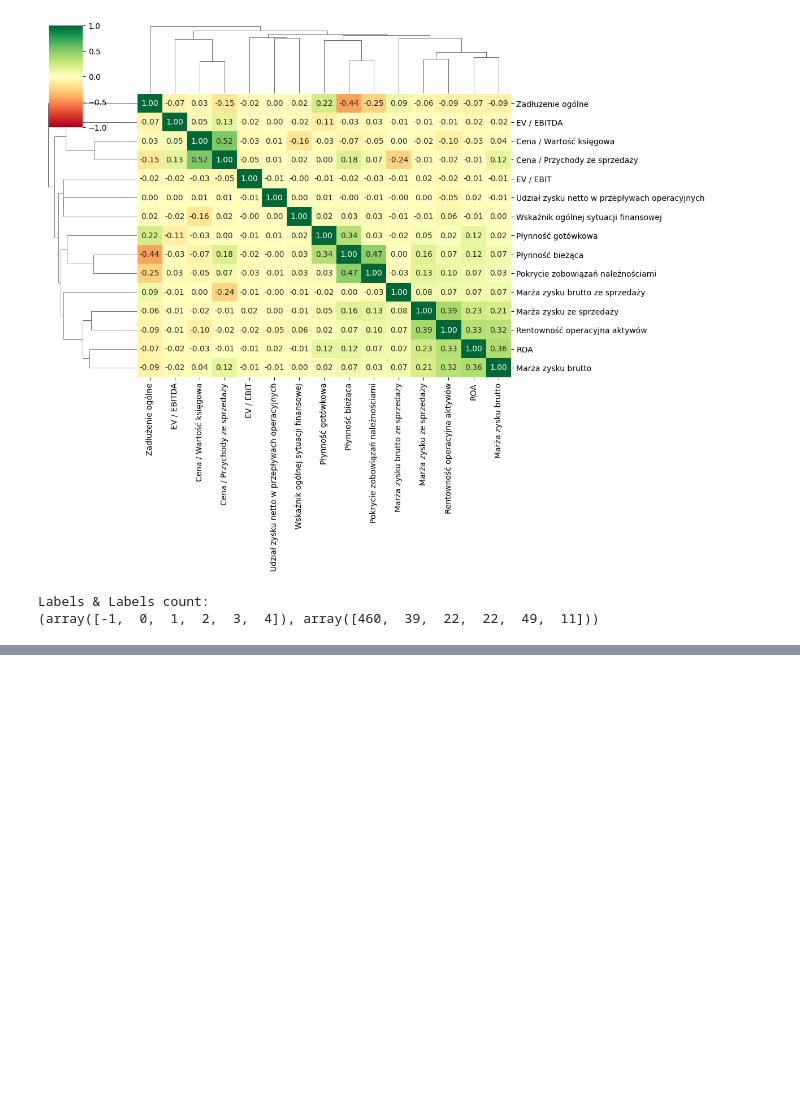
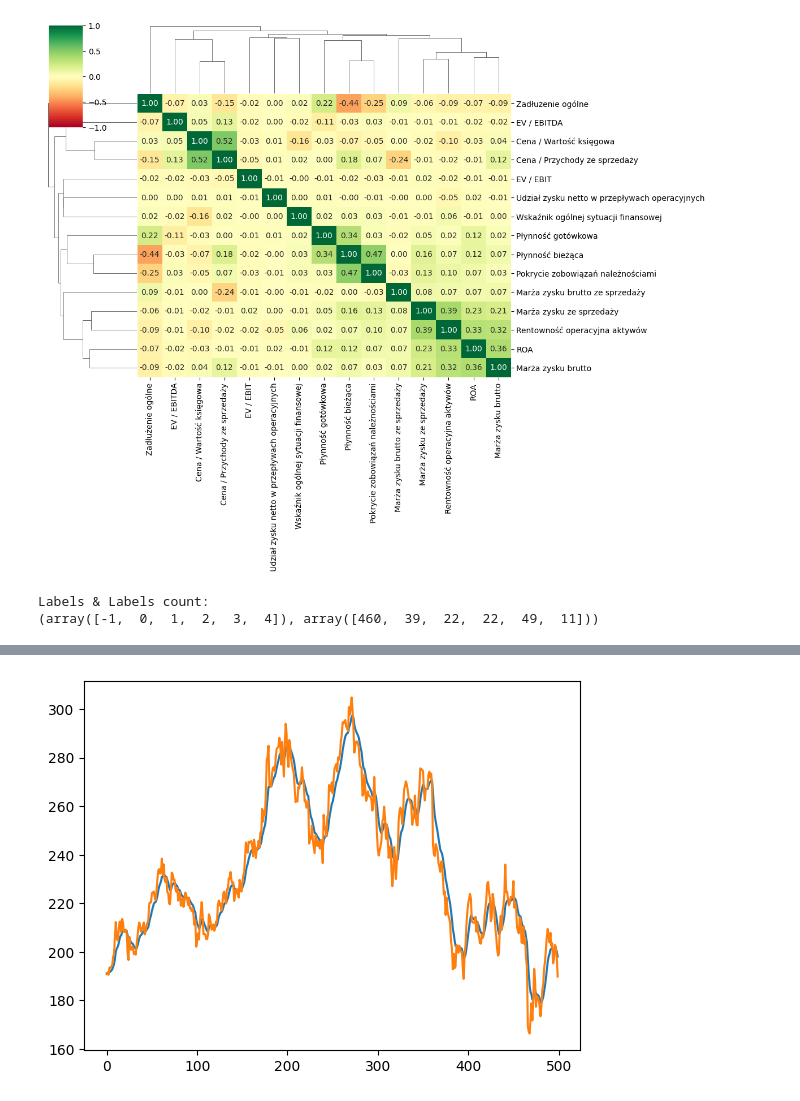
Before and after one commit to antonibezdzietny/FinancialReportsImpact, a Jupyter notebook: analysis/clusteringReports.ipynb, the cells around one changed output, grey strips where cells are left out. Drawn from its saved outputs; the diff is of its cells as text; code cells hidden in the pictures; blank space fills up the shorter version.

```diff
--- a/analysis/clusteringReports.ipynb
+++ b/analysis/clusteringReports.ipynb
@@ -95,0 +119,11 @@ clustering_report.to_csv(f"{database_path.split(".csv")[0]}_MARKED.csv")
+# %%
+price = pd.read_csv("../database/stockPrice/CCC.csv")
+
+smooth = (price["Close"].ewm(alpha=0.2).mean()).to_numpy()
+x = price["Close"].to_numpy()
+
+plt.plot(smooth[3000:3500])
+plt.plot(x[3000:3500])
+plt.show()
+# %% [output]
+[figure, added]
```
Also changed, not shown: parts of 4 cells of this notebook, 3 other files.
